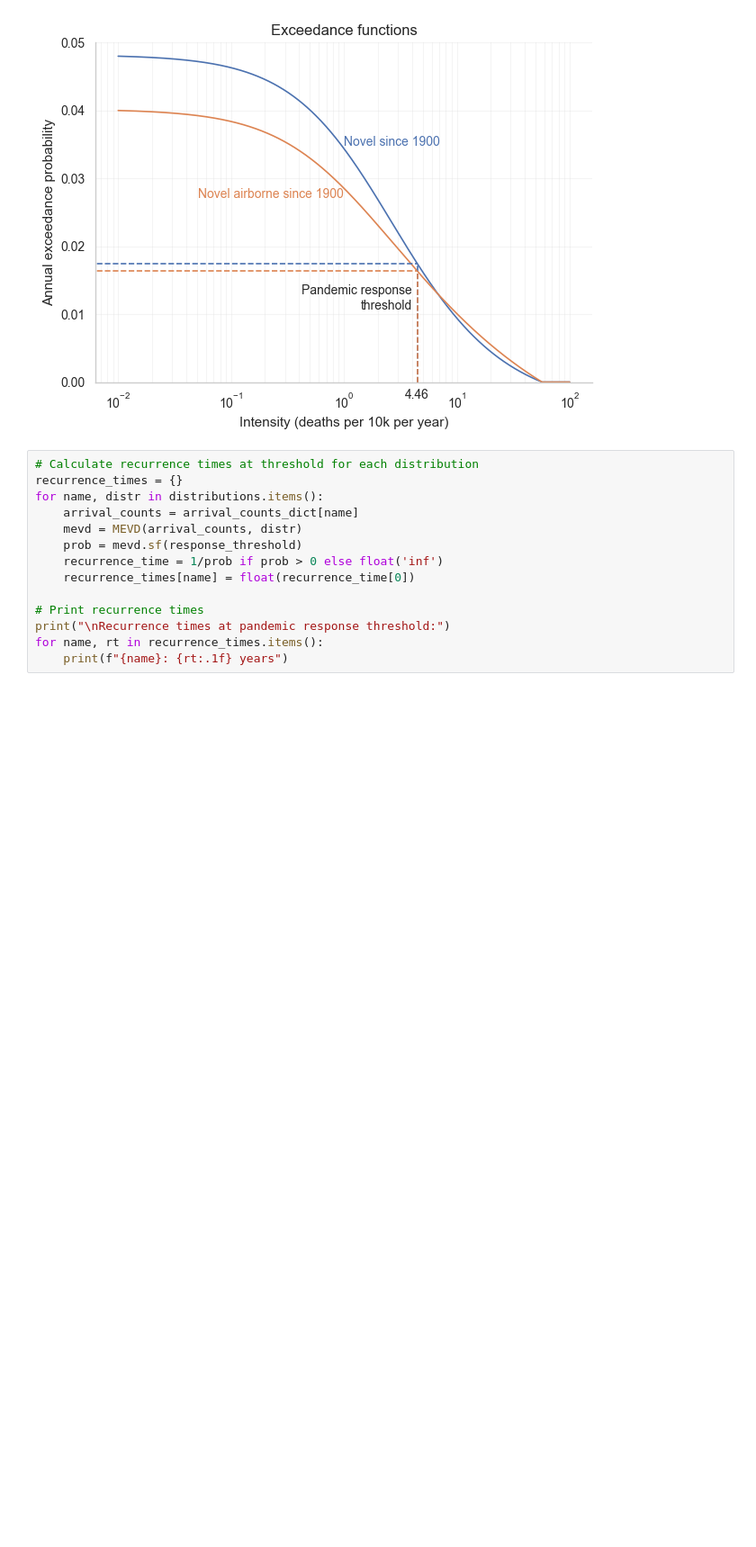
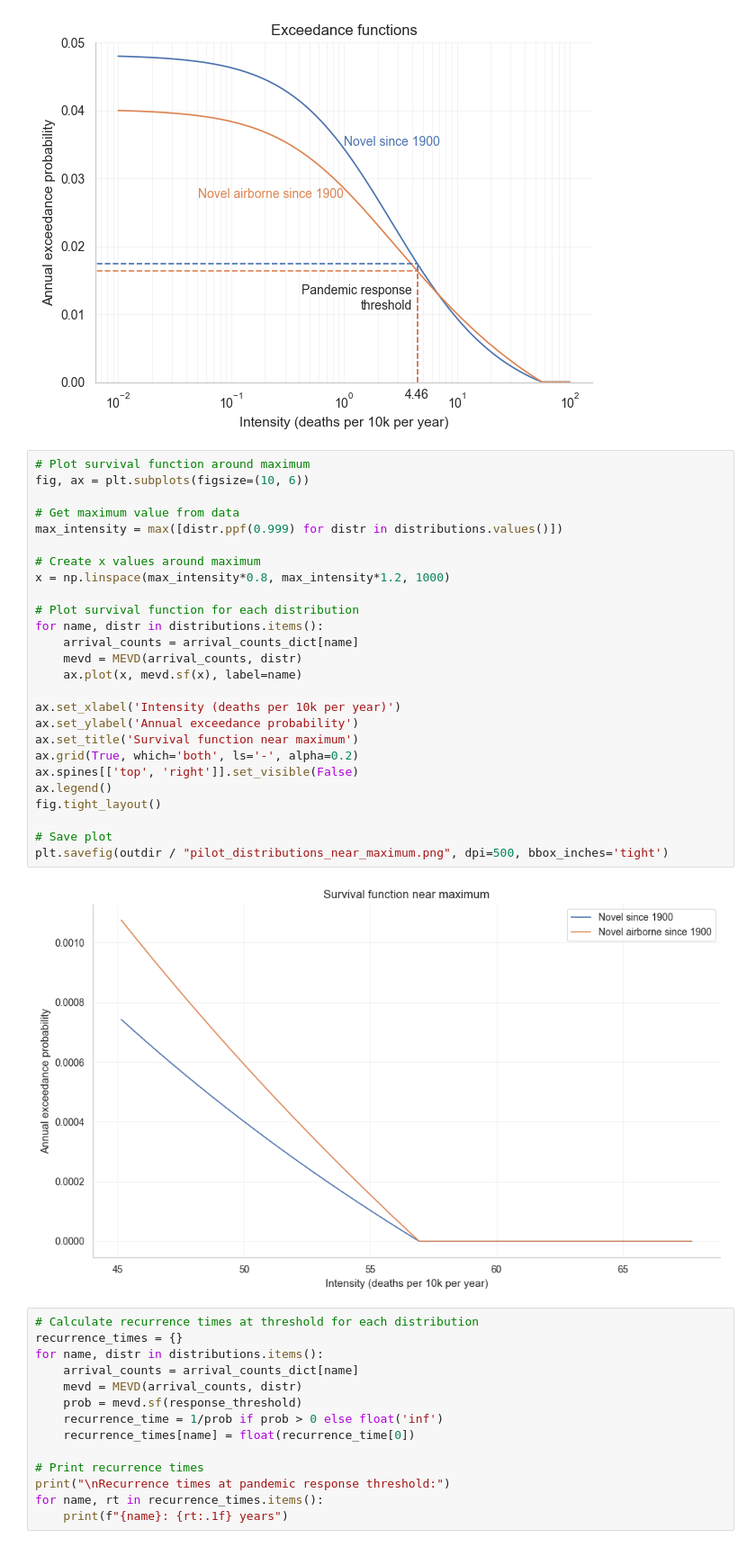
Before and after one commit to DevInnovationLab/pandemic_model_public, a Jupyter notebook: python/notebooks/24 paper_forecasting_plots.ipynb, the cells around one changed output. Shown at 90% size. Cells and saved outputs as stored; diff of their text form; blank space fills up the shorter version.

```diff
--- a/python/notebooks/24 paper_forecasting_plots.ipynb
+++ b/python/notebooks/24 paper_forecasting_plots.ipynb
@@ -453,6 +453,34 @@ ax.text(text_x, text_y, f'{response_threshold:.2f}', va='top', ha='center')
 plt.savefig(outdir / "pilot_distributions_with_threshold.png", dpi=500, bbox_inches='tight')
 # %% [output]
 [figure]
+# %%
+# Plot survival function around maximum
+fig, ax = plt.subplots(figsize=(10, 6))
+
+# Get maximum value from data
+max_intensity = max([distr.ppf(0.999) for distr in distributions.values()])
+
+# Create x values around maximum
+x = np.linspace(max_intensity*0.8, max_intensity*1.2, 1000)
+
+# Plot survival function for each distribution
+for name, distr in distributions.items():
+    arrival_counts = arrival_counts_dict[name]
+    mevd = MEVD(arrival_counts, distr)
+    ax.plot(x, mevd.sf(x), label=name)
+
+ax.set_xlabel('Intensity (deaths per 10k per year)')
+ax.set_ylabel('Annual exceedance probability')
+ax.set_title('Survival function near maximum')
+ax.grid(True, which='both', ls='-', alpha=0.2)
+ax.spines[['top', 'right']].set_visible(False)
+ax.legend()
+fig.tight_layout()
+
+# Save plot
+plt.savefig(outdir / "pilot_distributions_near_maximum.png", dpi=500, bbox_inches='tight')
+# %% [output]
+[figure, added]
 # %%
 # Calculate recurrence times at threshold for each distribution
 recurrence_times = {}
```
Also changed, not shown: 54 other files.
